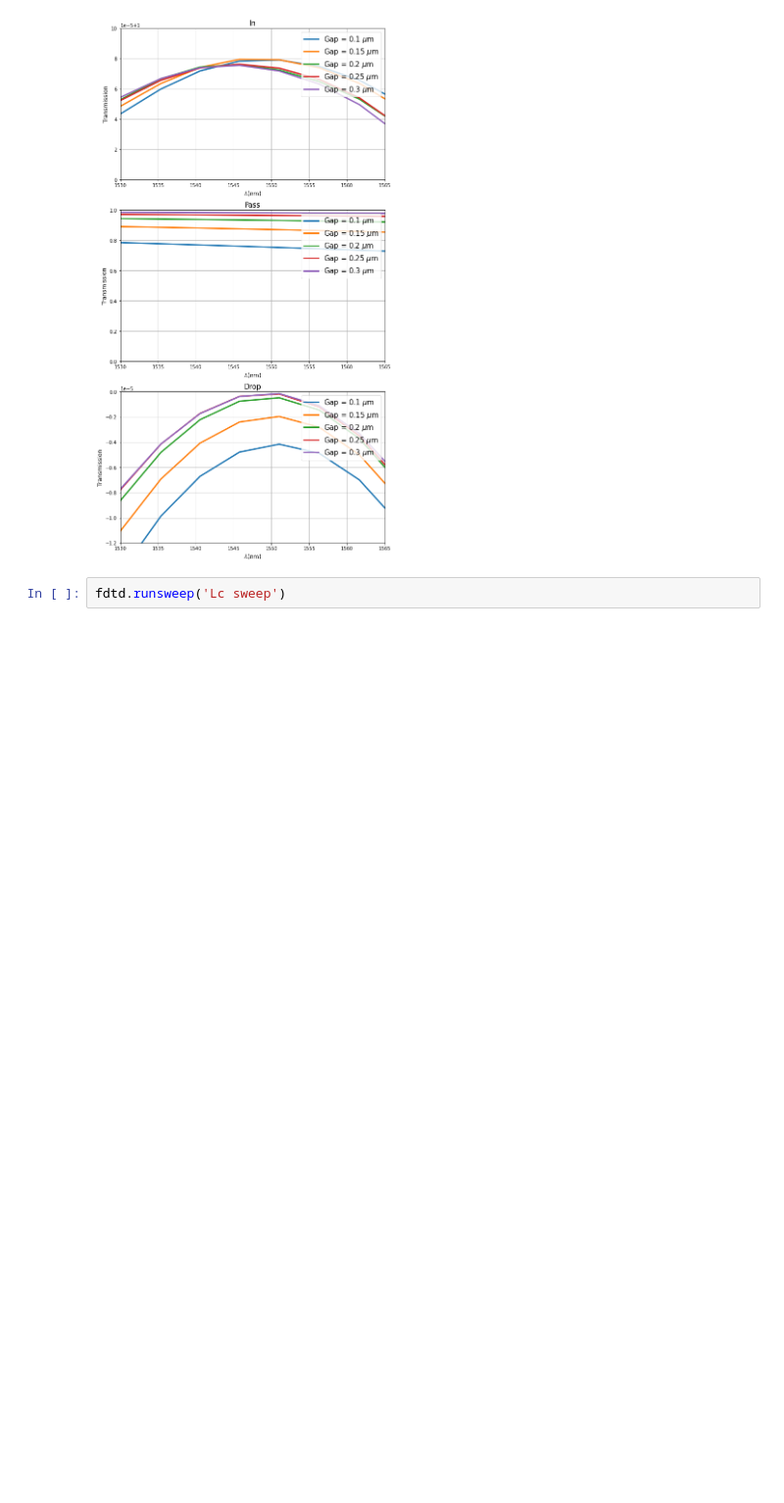
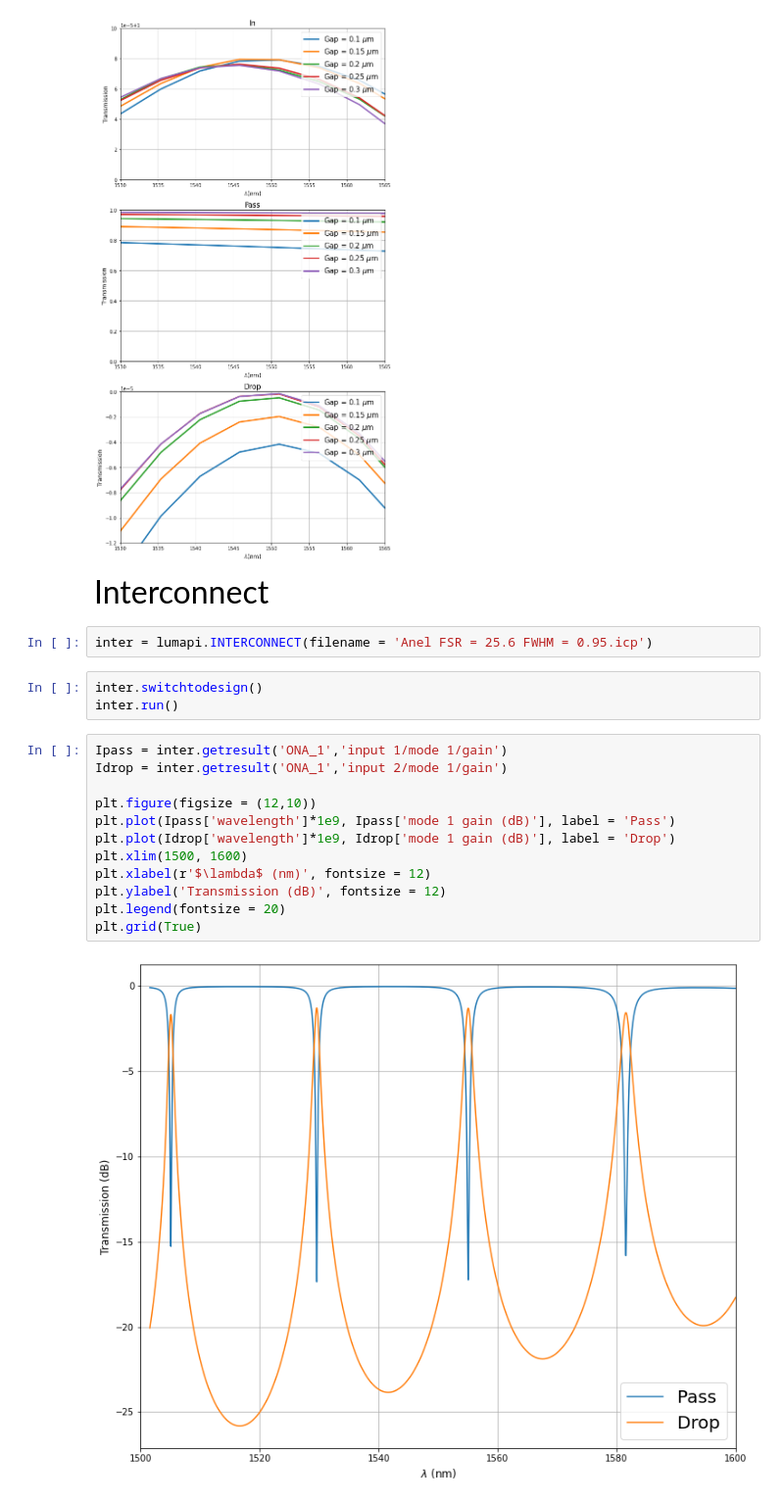
Before and after one commit to AndreyPaiva/Photonics, a Jupyter notebook: Ring Resonator/RR.ipynb, the cells around one changed output. Shown: that part at 98% size. Saved outputs shown, nothing was run; the diff lists cells and outputs as text; blank space fills up the shorter version.

Commit message:
Interconnect

```diff
--- a/Ring Resonator/RR.ipynb
+++ b/Ring Resonator/RR.ipynb
@@ -273,5 +273,24 @@ figure.suptitle('Gap Sweep', size = '20')
 plt.savefig("Imagens/Gap Sweep")
 # %% [output]
 [figure]
-# %%
-fdtd.runsweep('Lc sweep')
+# %% [markdown]
+<font size = 6>Interconnect
+# %%
+inter = lumapi.INTERCONNECT(filename = 'Anel FSR = 25.6 FWHM = 0.95.icp')
+# %%
+inter.switchtodesign()
+inter.run()
+# %%
+Ipass = inter.getresult('ONA_1','input 1/mode 1/gain')
+Idrop = inter.getresult('ONA_1','input 2/mode 1/gain')
+
+plt.figure(figsize = (12,10))
+plt.plot(Ipass['wavelength']*1e9, Ipass['mode 1 gain (dB)'], label = 'Pass')
+plt.plot(Idrop['wavelength']*1e9, Idrop['mode 1 gain (dB)'], label = 'Drop')
+plt.xlim(1500, 1600)
+plt.xlabel(r'$\lambda$ (nm)', fontsize = 12)
+plt.ylabel('Transmission (dB)', fontsize = 12)
+plt.legend(fontsize = 20)
+plt.grid(True)
+# %% [output]
+[figure, added]
```
Also changed, not shown: 14 other files.
